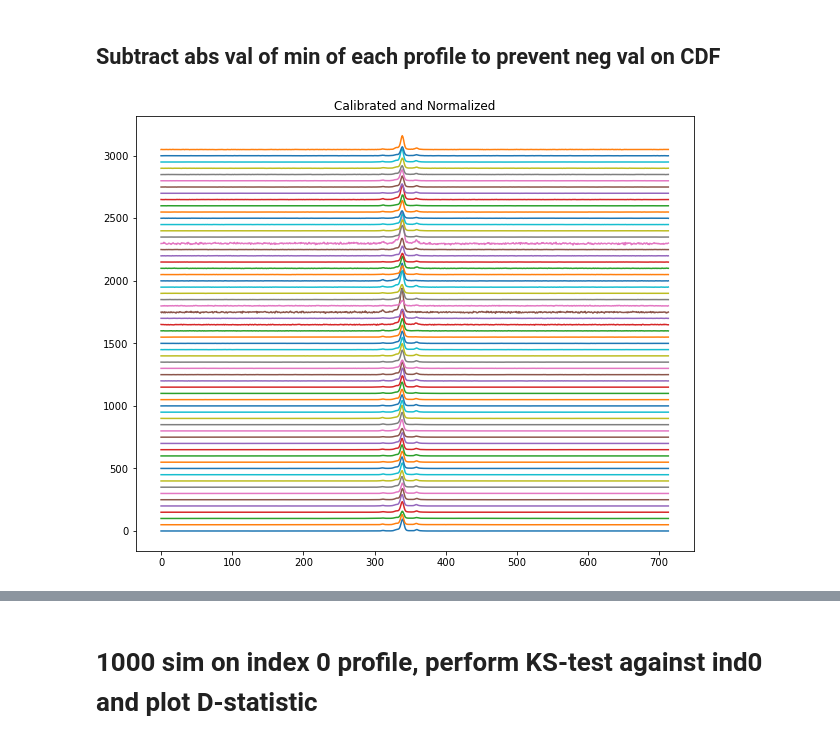
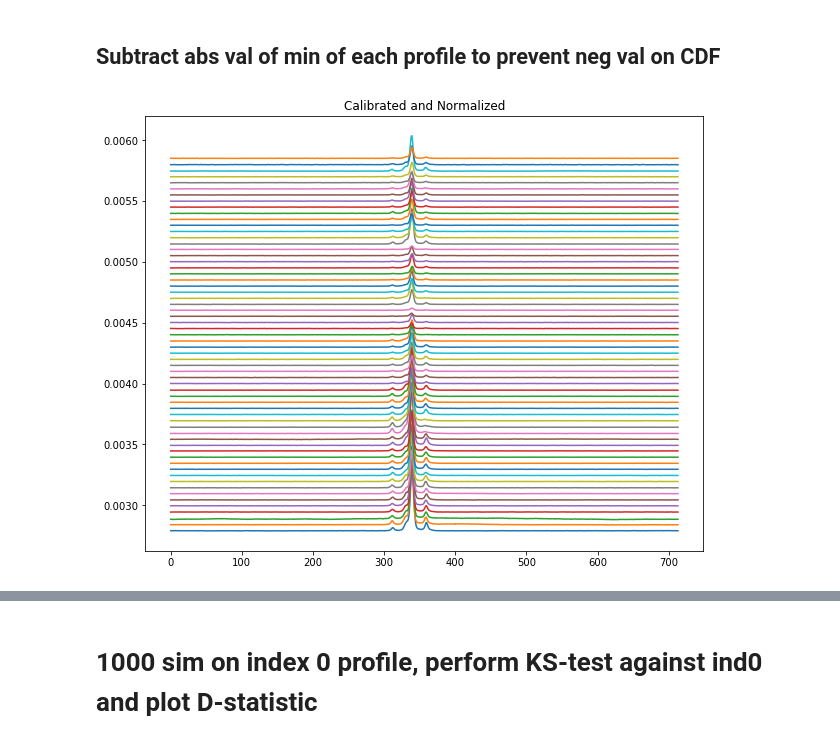
Before and after one commit to minyoungk99/IRES, a Jupyter notebook: J0332_KS_test_sim.ipynb, the cells around one changed output, grey strips where cells are left out. Saved outputs shown, nothing was run; the diff lists cells and outputs as text; code cells hidden in the pictures.

```diff
--- a/J0332_KS_test_sim.ipynb
+++ b/J0332_KS_test_sim.ipynb
@@ -18,11 +27,11 @@ prof = np.loadtxt('J0332_profs.txt')
 # %%
 plt.figure(figsize=(10,8))
 for i,val in enumerate(prof):
-    plt.plot(val + i*50)
+    plt.plot(val + i*.00005)
 plt.title('Calibrated and Normalized')
 plt.show()
 # %% [output]
-[figure, old version]
+[figure, new version]
 # %%
 nprofs = len(prof)
 
```
Also changed, not shown: parts of 2 cells of this notebook, 4 other files.
